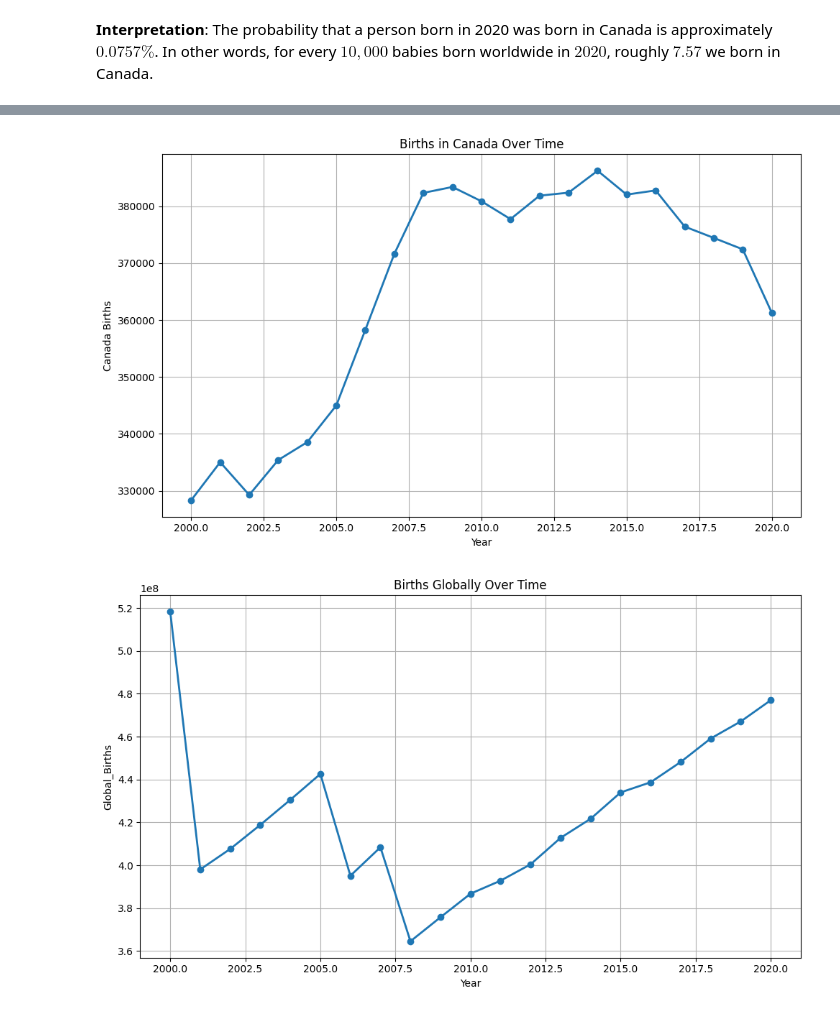
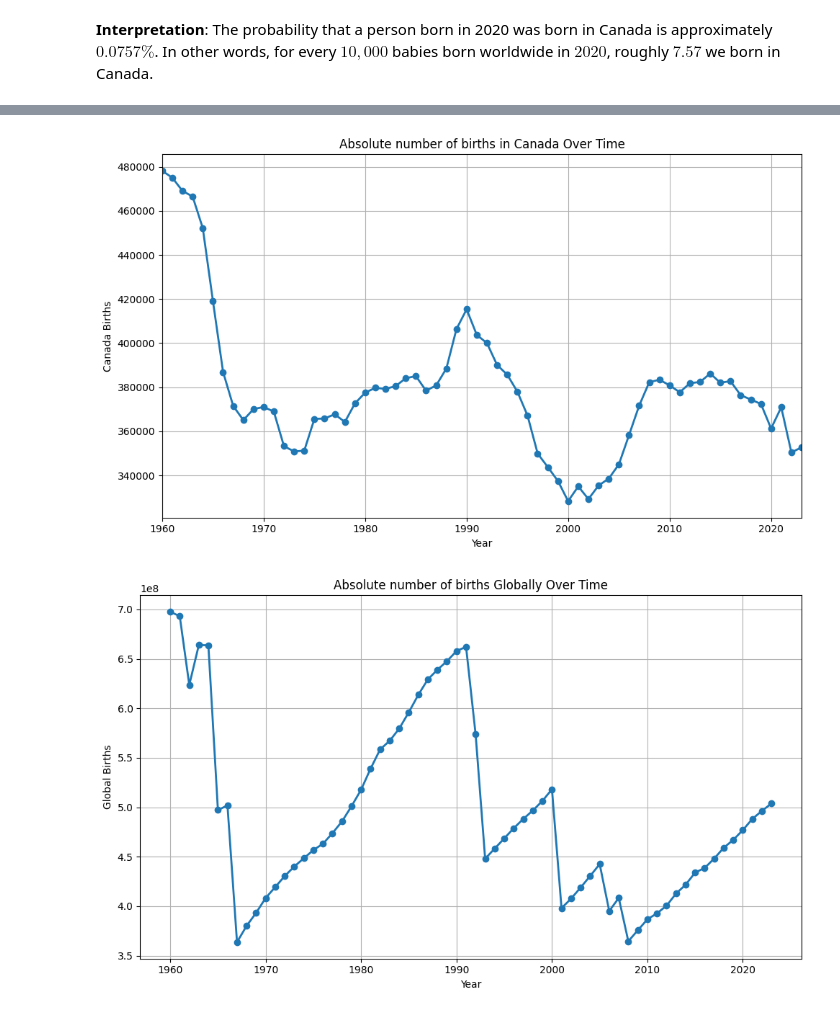
Before and after one commit to WaleedMahmood1/cad_birth_prob, a Jupyter notebook: notebooks/Results.ipynb, the cells around one changed output, grey strips where cells are left out. Drawn from its saved outputs; the diff is of its cells as text; code cells hidden in the pictures.

Commit message:
Updated probability calculations to include data for 1960:2023. Previously it was only for 2000:2020. This updates visualisations too.

```diff
--- a/notebooks/Results.ipynb
+++ b/notebooks/Results.ipynb
@@ -72,7 +72,7 @@ Probability of being born in Canada in 2020: 0.075738%
 # Store results in a list
 results = []
 
-for year in range(2000, 2020+1):
+for year in range(1960, 2024):
     df_year = load_data_for_year(year, db_path = '../data/world_birth_data.db')
     if df_year.empty == True:
         print(f"No data for {year}, skipping...")
@@ -111,22 +114,23 @@ plt.show()
 # %%
 plt.figure(figsize=(10, 6))
 plt.plot(prob_df['Year'], prob_df['Country_Births'], marker = 'o', linewidth=2)
-plt.title("Births in Canada Over Time")
+plt.title("Absolute number of births in Canada Over Time")
 plt.xlabel("Year")
 plt.ylabel("Canada Births")
+plt.xlim(1960, 2023)
 plt.grid(True)
 plt.tight_layout()
 plt.show()
 # %% [output]
-[figure, old version]
+[figure, new version]
 # %%
 plt.figure(figsize=(10, 6))
 plt.plot(prob_df['Year'], prob_df['Global_Births'], marker = 'o', linewidth=2)
-plt.title("Births Globally Over Time")
+plt.title("Absolute number of births Globally Over Time")
 plt.xlabel("Year")
-plt.ylabel("Global_Births")
+plt.ylabel("Global Births")
 plt.grid(True)
 plt.tight_layout()
 plt.show()
 # %% [output]
-[figure, old version]
+[figure, new version]
```
Also changed, not shown: parts of 2 cells of this notebook, 1 other file.
